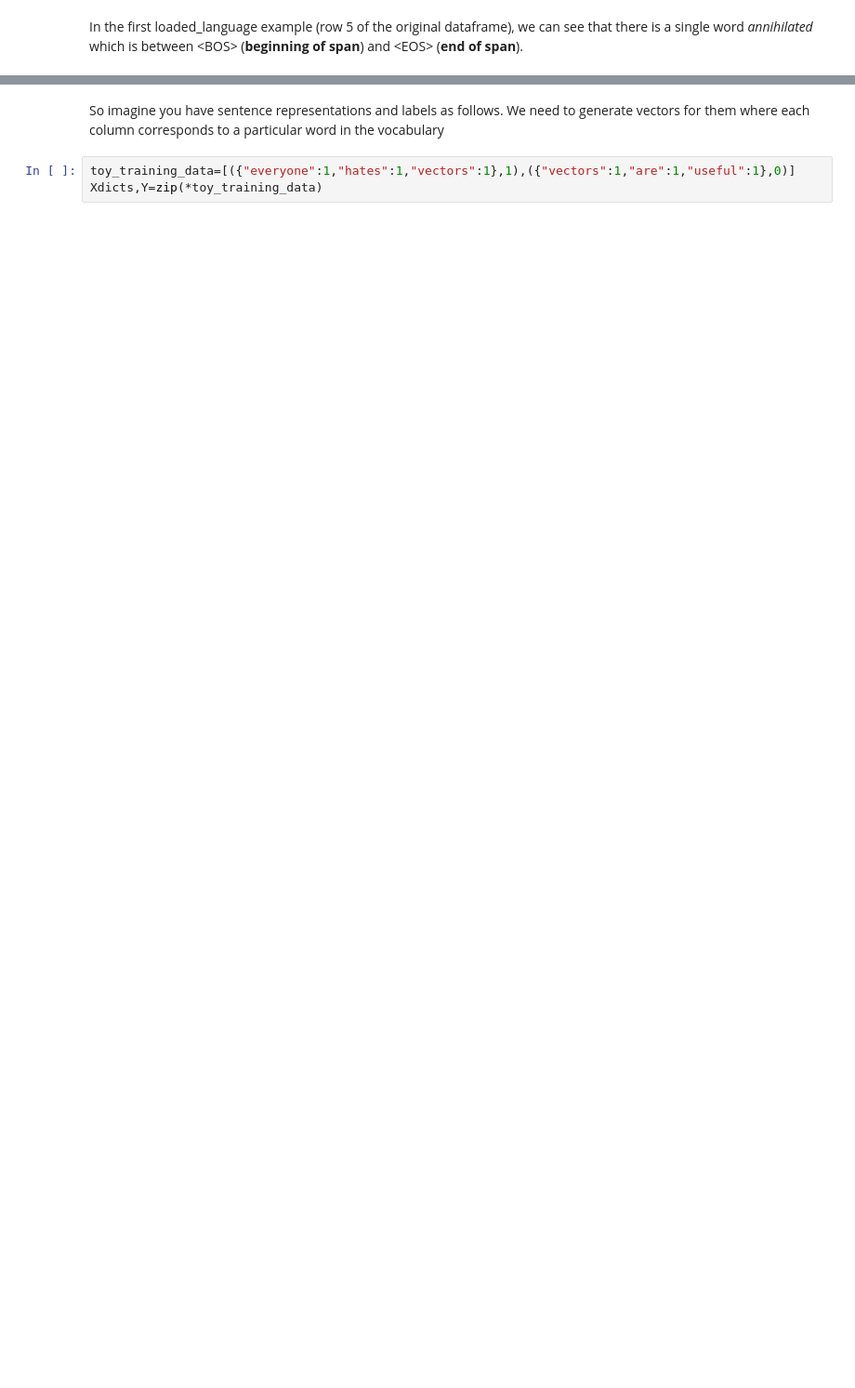
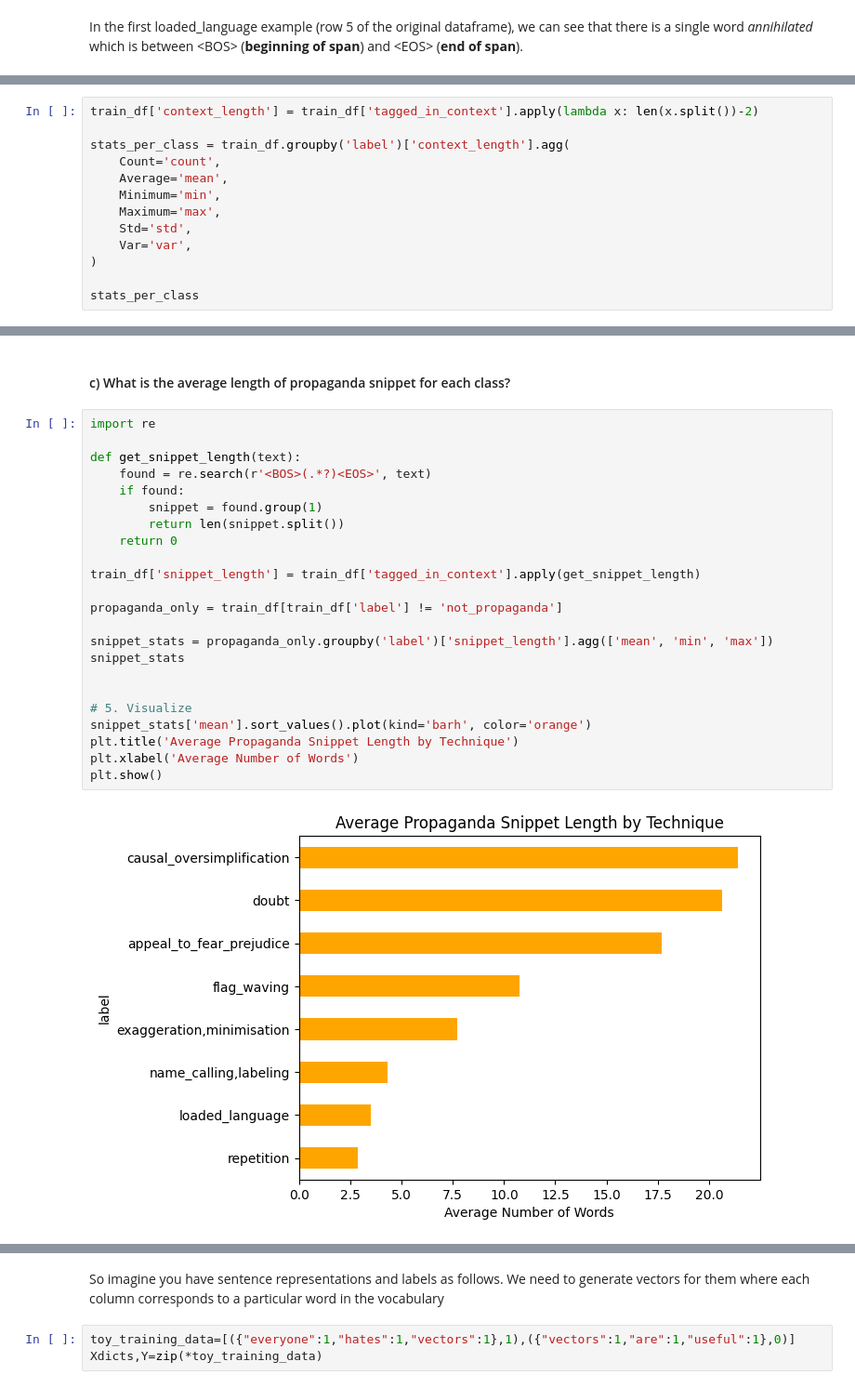
Before and after one commit to LukeBirkett/study-planner, a Jupyter notebook: 968G5_Advanced_Natural_Language_Processing/labs/lab_5_propaganda_detection/Lab6.ipynb, the cells around one changed output, grey strips where cells are left out. Shown at 93% size. Cells and saved outputs as stored; diff of their text form; blank space fills up the shorter version.

```diff
--- a/968G5_Advanced_Natural_Language_Processing/labs/lab_5_propaganda_detection/Lab6.ipynb
+++ b/968G5_Advanced_Natural_Language_Processing/labs/lab_5_propaganda_detection/Lab6.ipynb
@@ -70,0 +90,13 @@ c) What is the average length of propaganda snippet for each class?
+# %%
+train_df['context_length'] = train_df['tagged_in_context'].apply(lambda x: len(x.split())-2)
+
+stats_per_class = train_df.groupby('label')['context_length'].agg(
+    Count='count',
+    Average='mean',
+    Minimum='min',
+    Maximum='max',
+    Std='std',
+    Var='var',
+)
+
+stats_per_class
@@ -71,2 +115,29 @@ c) What is the average length of propaganda snippet for each class?
+# %% [markdown]
+#### c) What is the average length of propaganda snippet for each class?
+# %%
+import re
+
+def get_snippet_length(text):
+    found = re.search(r'<BOS>(.*?)<EOS>', text)
+    if found:
+        snippet = found.group(1)
+        return len(snippet.split())
+    return 0
+
+train_df['snippet_length'] = train_df['tagged_in_context'].apply(get_snippet_length)
+
+propaganda_only = train_df[train_df['label'] != 'not_propaganda']
+
+snippet_stats = propaganda_only.groupby('label')['snippet_length'].agg(['mean', 'min', 'max'])
+snippet_stats
+
+
+# 5. Visualize
+snippet_stats['mean'].sort_values().plot(kind='barh', color='orange')
+plt.title('Average Propaganda Snippet Length by Technique')
+plt.xlabel('Average Number of Words')
+plt.show()
+# %% [output]
+[figure, added]
 # %% [markdown]
 ### Exercise 2: Sentence Level Binary classification
```
Also changed, not shown: parts of 67 cells of this notebook, 6 other files.
